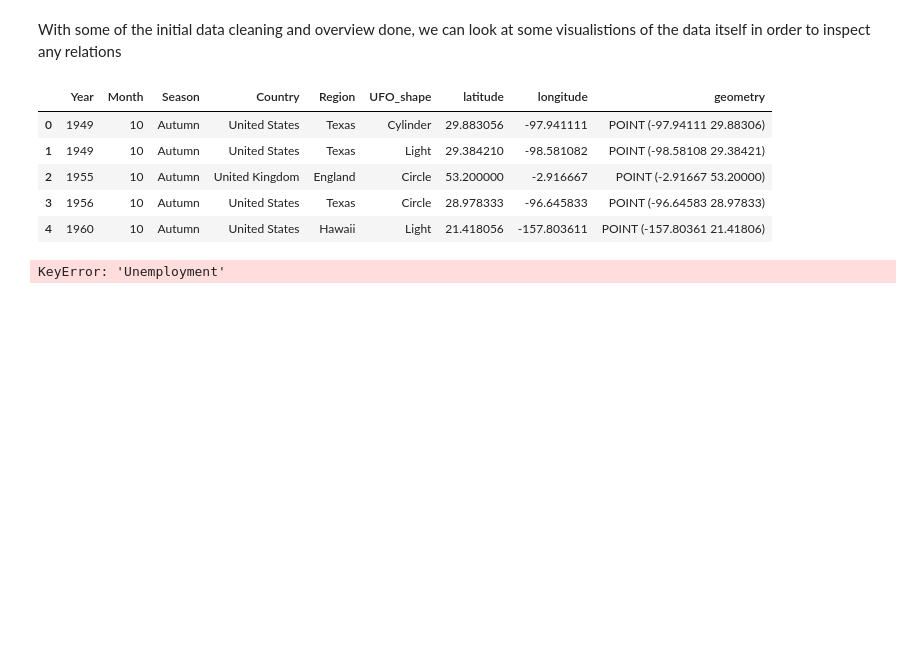
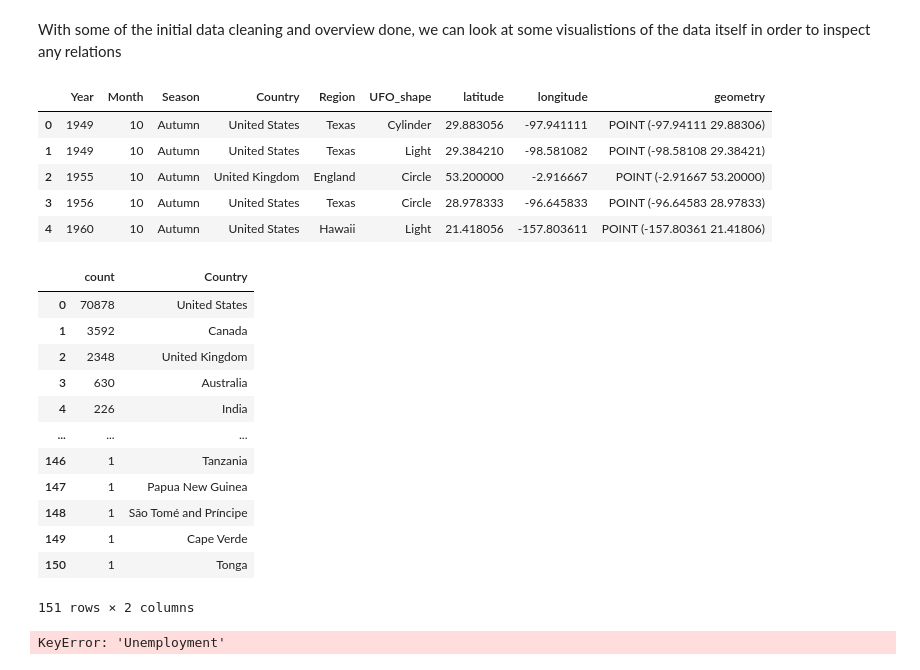
Before and after one commit to MattMacCollum/UFO-Sightings-Analysis, a Jupyter notebook: UFO_Notebook.ipynb, the cells around one changed output. Drawn from its saved outputs; the diff is of its cells as text; code cells hidden in the pictures; blank space fills up the shorter version.

Commit message:
Initialised count df for chloropleth

```diff
--- a/UFO_Notebook.ipynb
+++ b/UFO_Notebook.ipynb
@@ -162,8 +162,26 @@ geo_df.head()
 # %%
 df = geo_df.drop(columns=['geometry'], axis=1)
 
 #df.groupby(['Country']).value_counts()
 counts = df['Country'].value_counts()
+
+counts = counts.to_frame()
+counts['Country'] = counts.index
+counts = counts.reset_index(drop=True)
+# %% [output]
+|  | count | Country |
+| 0 | 70878 | United States |
+| 1 | 3592 | Canada |
+| 2 | 2348 | United Kingdom |
+| 3 | 630 | Australia |
+| 4 | 226 | India |
+| ... | ... | ... |
+| 146 | 1 | Tanzania |
+| 147 | 1 | Papua New Guinea |
+| 148 | 1 | São Tomé and Príncipe |
+| 149 | 1 | Cape Verde |
+| 150 | 1 | Tonga |
+151 rows × 2 columns
 # %%
 m = folium.Map(location=[40, -95], zoom_start=4)
 
```
